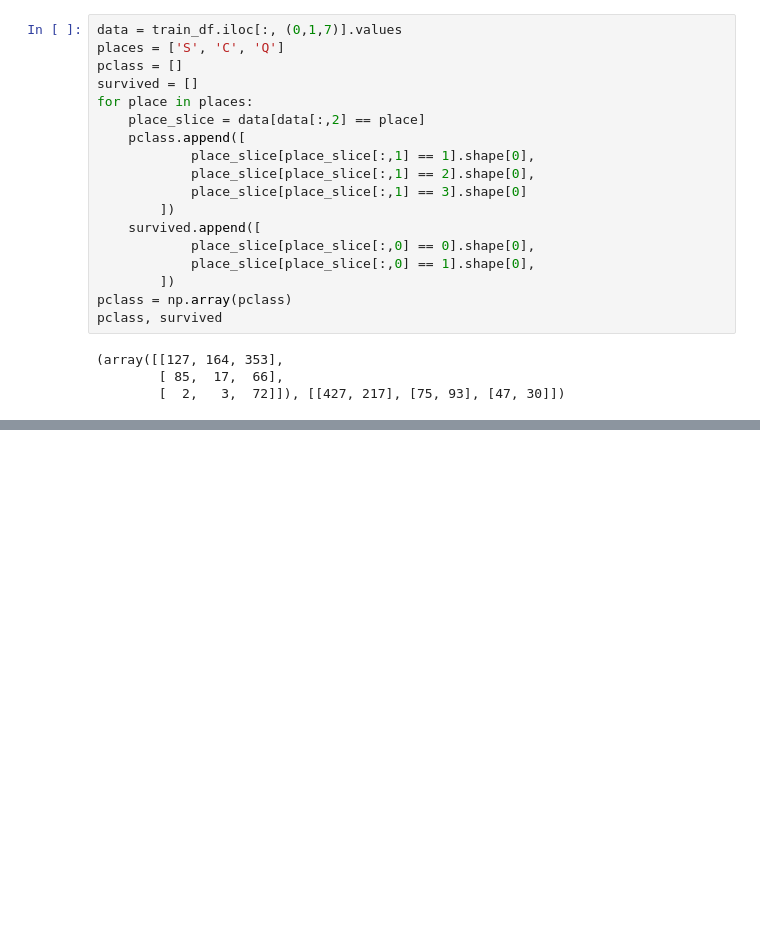
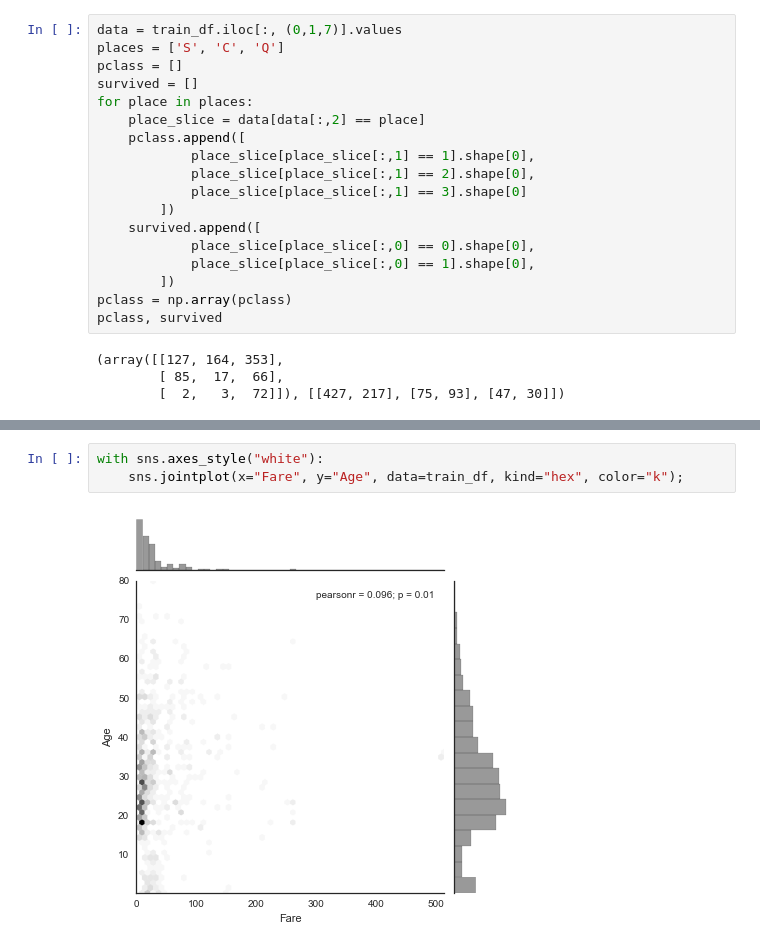
Before and after one commit to chaseWilliams/titanic, a Jupyter notebook: EDA.ipynb, the cells around one changed output, grey strips where cells are left out. Cells and saved outputs as stored; diff of their text form; blank space fills up the shorter version.

```diff
--- a/EDA.ipynb
+++ b/EDA.ipynb
@@ -100,0 +123,5 @@ plt.savefig('cities')
+# %%
+with sns.axes_style("white"):
+    sns.jointplot(x="Fare", y="Age", data=train_df, kind="hex", color="k");
+# %% [output]
+[figure, added]
```
Also changed, not shown: parts of 3 cells of this notebook.
